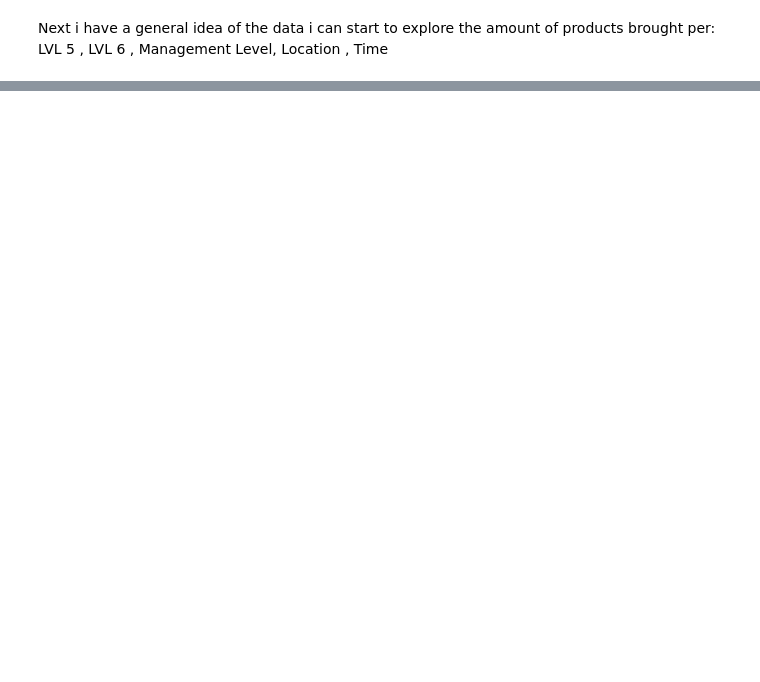
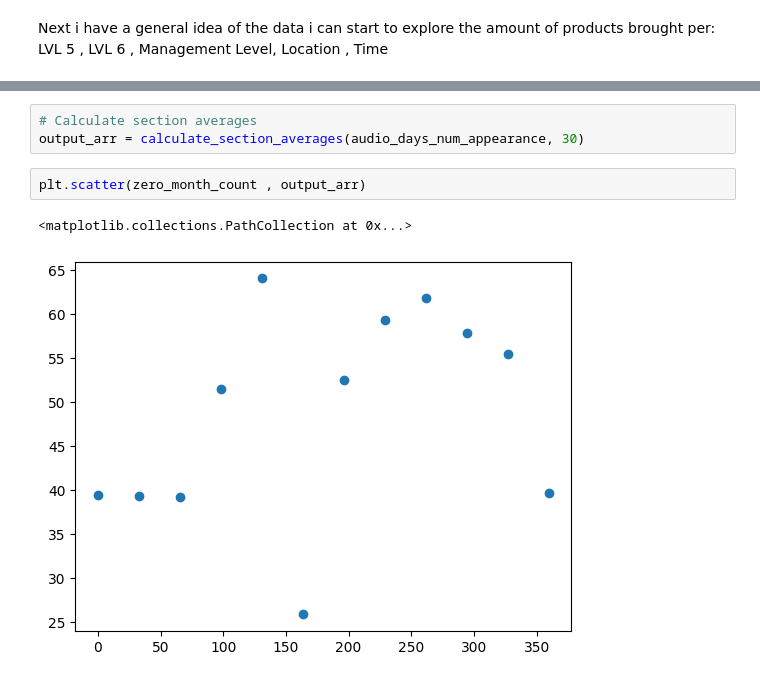
Before and after one commit to Danza101/Data_Landscape, a Jupyter notebook: Code.ipynb, the cells around one changed output, grey strips where cells are left out. Saved outputs shown, nothing was run; the diff lists cells and outputs as text; blank space fills up the shorter version.

```diff
--- a/Code.ipynb
+++ b/Code.ipynb
@@ -163,0 +318,8 @@ KeyError: 'Item Category'
+# %%
+# Calculate section averages
+output_arr = calculate_section_averages(audio_days_num_appearance, 30)
+# %%
+plt.scatter(zero_month_count , output_arr)
+# %% [output]
+<matplotlib.collections.PathCollection at 0x...>
+[figure, added]
```
Also changed, not shown: parts of 36 cells of this notebook.
